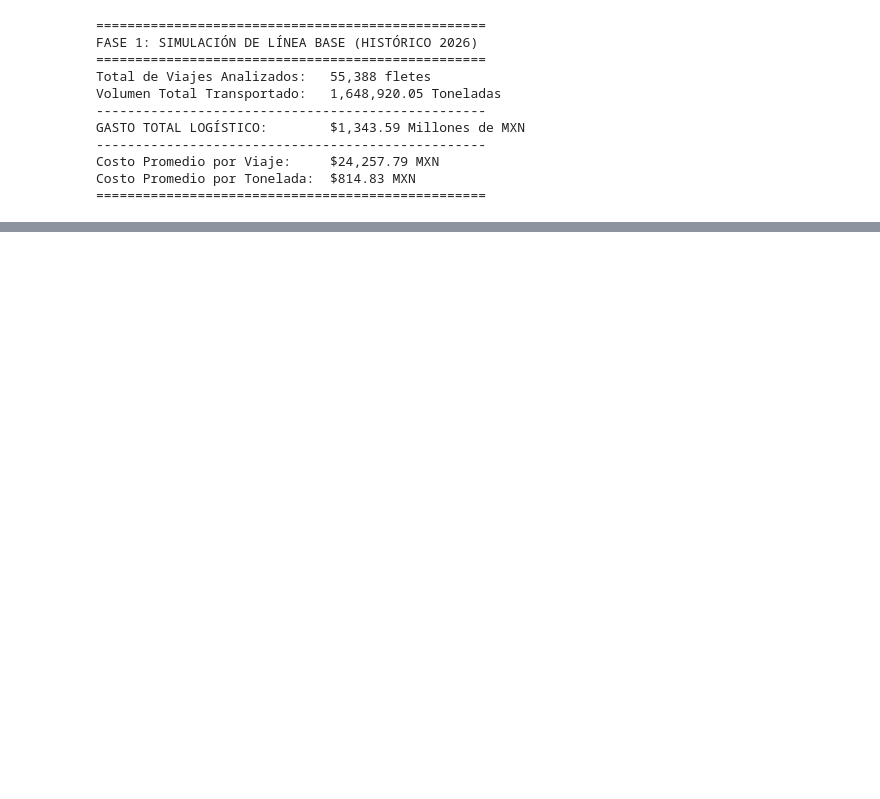
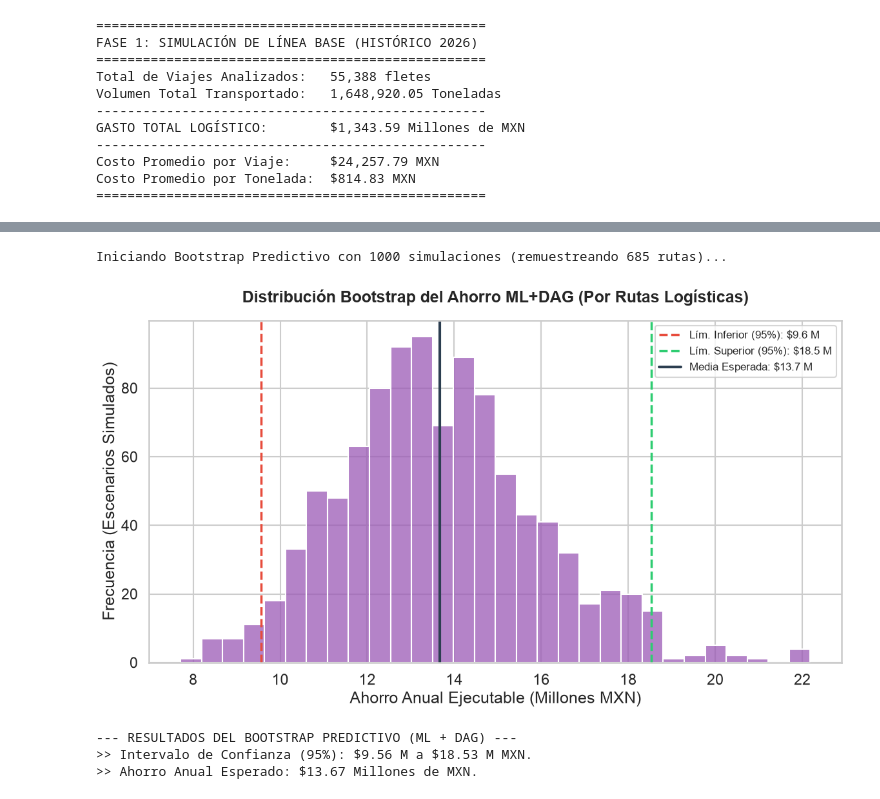
Before and after one commit to An-cell-byte/notebook_entrega1, a Jupyter notebook: componente_2.ipynb, the cells around one changed output, grey strips where cells are left out. Drawn from its saved outputs; the diff is of its cells as text; code cells hidden in the pictures; blank space fills up the shorter version.

```diff
--- a/componente_2.ipynb
+++ b/componente_2.ipynb
@@ -304,0 +634,77 @@ Costo Promedio por Tonelada:  $814.83 MXN
+# %%
+# Preparar el dataset completo para proyectar el año
+df_sim = df.copy()
+df_sim['Ruta_ID'] = df_sim['PLANTA_ORIGEN'] + " - " + df_sim['Destino']
+df_sim['Ahorro_Ejecutable'] = 0.0
+
+# MOTOR FÍSICO Y CAUSAL (Reglas estrictas del DAG)
+# A) Encontrar viajes ineficientes (3 Ejes que caben en 2 Ejes)
+candidatos_ahorro = (df_sim['Camion'] == 'T3-S3 (3 Ejes)') & (df_sim['Peso_Programado'] <= 30400)
+df_ahorro = df_sim[candidatos_ahorro].copy()
+df_ahorro['Camion'] = 'T3-S2 (2 Ejes)' # Aplicar política
+
+# Predecir costo exacto con Random Forest
+costos_optimos = best_pipeline.predict(df_ahorro)
+df_ahorro['Ahorro_ML'] = df_ahorro['Costo'] - costos_optimos
+
+# Filtro financiero: Solo ejecutar si el ahorro es real (positivo)
+df_ahorro['Ahorro_ML'] = df_ahorro['Ahorro_ML'].clip(lower=0)
+df_sim.loc[candidatos_ahorro, 'Ahorro_Ejecutable'] = df_ahorro['Ahorro_ML']
+
+# B) Mitigación de Riesgo (2 Ejes sobrecargados que deben subir a 3 Ejes)
+candidatos_riesgo = (df_sim['Camion'] == 'T3-S2 (2 Ejes)') & (df_sim['Peso_Programado'] > 30400)
+df_riesgo = df_sim[candidatos_riesgo].copy()
+df_riesgo['Camion'] = 'T3-S3 (3 Ejes)' # Aplicar compliance
+
+costos_riesgo = best_pipeline.predict(df_riesgo)
+df_riesgo['Sobrecosto'] = costos_riesgo - df_riesgo['Costo']
+# Restar este sobrecosto del ahorro total
+df_sim.loc[candidatos_riesgo, 'Ahorro_Ejecutable'] = -df_riesgo['Sobrecosto'].clip(lower=0)
+
+# 3. MOTOR DE BOOTSTRAP POR CONGLOMERADOS (Ruta_ID)
+ahorro_por_ruta = df_sim.groupby('Ruta_ID')['Ahorro_Ejecutable'].sum()
+
+B = 1000
+ahorros_totales = []
+rutas_unicas = df_sim['Ruta_ID'].unique()
+n_clusters = len(rutas_unicas)
+
+print(f"Iniciando Bootstrap Predictivo con {B} simulaciones (remuestreando {n_clusters} rutas)...")
+np.random.seed(42)
+
+for _ in range(B):
+    rutas_muestra = np.random.choice(rutas_unicas, size=n_clusters, replace=True)
+    rutas_counts = pd.Series(rutas_muestra).value_counts()
+    suma_iteracion = sum(ahorro_por_ruta.get(ruta, 0) * conteo for ruta, conteo in rutas_counts.items())
+    ahorros_totales.append(suma_iteracion)
+
+# 4. MÉTRICAS Y VISUALIZACIÓN
+ahorros_millones = np.array(ahorros_totales) / 1e6
+limite_inf = np.percentile(ahorros_millones, 2.5)
+limite_sup = np.percentile(ahorros_millones, 97.5)
+media_boot = np.mean(ahorros_millones)
+
+plt.figure(figsize=(12, 7))
+sns.set_theme(style="whitegrid", context="talk")
+sns.histplot(ahorros_millones, bins=30, color='#9b59b6', edgecolor='white')
+
+plt.axvline(limite_inf, color='#e74c3c', linestyle='--', linewidth=2.5, label=f'Lím. Inferior (95%): ${limite_inf:.1f} M')
+plt.axvline(limite_sup, color='#2ecc71', linestyle='--', linewidth=2.5, label=f'Lím. Superior (95%): ${limite_sup:.1f} M')
+plt.axvline(media_boot, color='#2c3e50', linestyle='-', linewidth=3, label=f'Media Esperada: ${media_boot:.1f} M')
+
+plt.title('Distribución Bootstrap del Ahorro ML+DAG (Por Rutas Logísticas)', fontweight='bold', pad=20, fontsize=18)
+plt.xlabel('Ahorro Anual Ejecutable (Millones MXN)')
+plt.ylabel('Frecuencia (Escenarios Simulados)')
+plt.legend(frameon=True, fontsize=12)
+plt.tight_layout()
+plt.show()
+
+print("--- RESULTADOS DEL BOOTSTRAP PREDICTIVO (ML + DAG) ---")
+print(f">> Intervalo de Confianza (95%): ${limite_inf:.2f} M a ${limite_sup:.2f} M MXN.")
+print(f">> Ahorro Anual Esperado: ${media_boot:.2f} Millones de MXN.")
+# %% [output]
+Iniciando Bootstrap Predictivo con 1000 simulaciones (remuestreando 685 rutas)...
+[figure, added]
+--- RESULTADOS DEL BOOTSTRAP PREDICTIVO (ML + DAG) ---
+>> Intervalo de Confianza (95%): $9.56 M a $18.53 M MXN.
+>> Ahorro Anual Esperado: $13.67 Millones de MXN.
```
Also changed, not shown: parts of 14 cells of this notebook, 5 other files.
